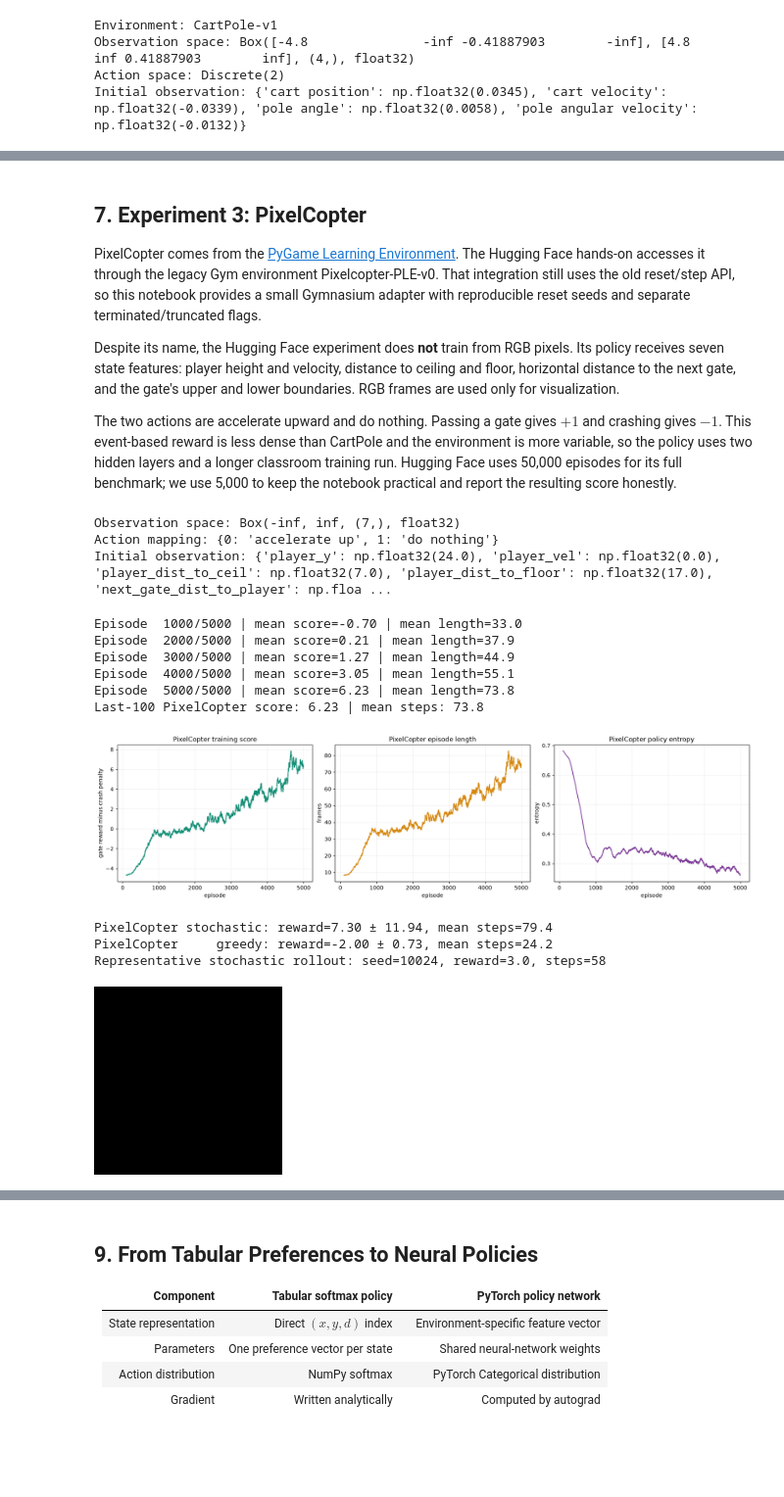
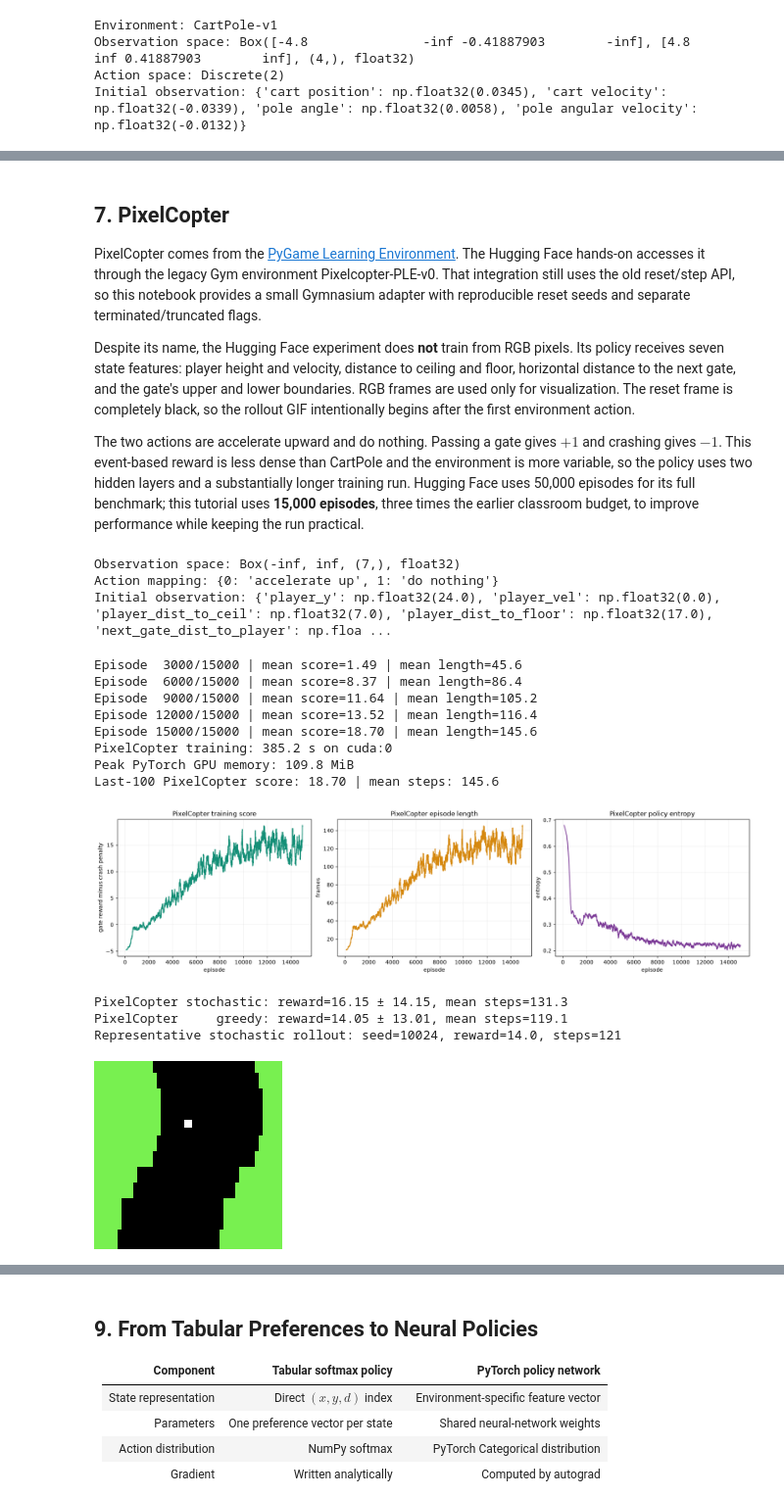
Before and after one commit to LJH-coding/AMD-DRL-Tutorial, a Jupyter notebook: DRL02_Policy_Gradient_with_Pytorch.ipynb, the cells around one changed output, grey strips where cells are left out. Shown at 98% size. Cells and saved outputs as stored; diff of their text form; code cells hidden in the pictures; blank space fills up the shorter version.

```diff
--- a/DRL02_Policy_Gradient_with_Pytorch.ipynb
+++ b/DRL02_Policy_Gradient_with_Pytorch.ipynb
@@ -1225,12 +1093,12 @@ CartPole demo: reward=500.0, steps=500, truncated=True
 [figure]
 # %% [markdown]
-## 7. Experiment 3: PixelCopter
+## 7. PixelCopter
 
 PixelCopter comes from the [PyGame Learning Environment](https://pygame-learning-environment.readthedocs.io/en/latest/user/games/pixelcopter.html). The Hugging Face hands-on accesses it through the legacy Gym environment Pixelcopter-PLE-v0. That integration still uses the old reset/step API, so this notebook provides a small Gymnasium adapter with reproducible reset seeds and separate terminated/truncated flags.
 
-Despite its name, the Hugging Face experiment does **not** train from RGB pixels. Its policy receives seven state features: player height and velocity, distance to ceiling and floor, horizontal distance to the next gate, and the gate's upper and lower boundaries. RGB frames are used only for visualization.
+Despite its name, the Hugging Face experiment does **not** train from RGB pixels. Its policy receives seven state features: player height and velocity, distance to ceiling and floor, horizontal distance to the next gate, and the gate's upper and lower boundaries. RGB frames are used only for visualization. The reset frame is completely black, so the rollout GIF intentionally begins after the first environment action.
 
-The two actions are accelerate upward and do nothing. Passing a gate gives $+1$ and crashing gives $-1$. This event-based reward is less dense than CartPole and the environment is more variable, so the policy uses two hidden layers and a longer classroom training run. Hugging Face uses 50,000 episodes for its full benchmark; we use 5,000 to keep the notebook practical and report the resulting score honestly.
+The two actions are accelerate upward and do nothing. Passing a gate gives $+1$ and crashing gives $-1$. This event-based reward is less dense than CartPole and the environment is more variable, so the policy uses two hidden layers and a substantially longer training run. Hugging Face uses 50,000 episodes for its full benchmark; this tutorial uses **15,000 episodes**, three times the earlier classroom budget, to improve performance while keeping the run practical.
 # %%
 PIXELCOPTER_STATE_KEYS = (
     "player_y",
@@ -1329,19 +1197,29 @@ Initial observation: {'player_y': np.float32(24.0), 'player_vel': np.float32(0.0
 pixelcopter_result = train_vector_reinforce(
     env_factory=pixelcopter_factory,
     preprocess_observation=pixelcopter_preprocess,
-    episodes=5000,
+    episodes=15_000,
     hidden_sizes=(64, 128),
     learning_rate=1e-4,
     gamma=0.99,
     max_steps=1000,
     seed=50,
-    print_every=1000,
+    print_every=3000,
+)
+
+print(
+    f"PixelCopter training: {pixelcopter_result.elapsed_seconds:.1f} s on "
+    f"{model_device(pixelcopter_result.model)}"
+)
+print(
+    f"Peak PyTorch GPU memory: "
+    f"{pixelcopter_result.peak_memory_mib:.1f} MiB"
 )
 
 print(
     f"Last-100 PixelCopter score: "
     f"{pixelcopter_result.episode_returns[-100:].mean():.2f} | "
-    f"mean steps: {pixelcopter_result.episode_lengths[-100:].mean():.1f}"
+    f"mean steps: "
+    f"{pixelcopter_result.episode_lengths[-100:].mean():.1f}"
 )
 
 fig, axes = plt.subplots(1, 3, figsize=(17, 4.3), constrained_layout=True)
@@ -1368,19 +1246,21 @@ for axis in axes:
     axis.grid(alpha=0.2)
 plt.show()
 # %% [output]
-Episode  1000/5000 | mean score=-0.70 | mean length=33.0
-Episode  2000/5000 | mean score=0.21 | mean length=37.9
-Episode  3000/5000 | mean score=1.27 | mean length=44.9
-Episode  4000/5000 | mean score=3.05 | mean length=55.1
-Episode  5000/5000 | mean score=6.23 | mean length=73.8
-Last-100 PixelCopter score: 6.23 | mean steps: 73.8
+Episode  3000/15000 | mean score=1.49 | mean length=45.6
+Episode  6000/15000 | mean score=8.37 | mean length=86.4
+Episode  9000/15000 | mean score=11.64 | mean length=105.2
+Episode 12000/15000 | mean score=13.52 | mean length=116.4
+Episode 15000/15000 | mean score=18.70 | mean length=145.6
+PixelCopter training: 385.2 s on cuda:0
+Peak PyTorch GPU memory: 109.8 MiB
+Last-100 PixelCopter score: 18.70 | mean steps: 145.6
-[figure, old version]
+[figure, new version]
 # %%
 pixelcopter_stochastic_evaluation = evaluate_vector_policy(
     pixelcopter_factory,
     pixelcopter_preprocess,
     pixelcopter_result.model,
-    episodes=30,
+    episodes=100,
     seed=10_000,
     max_steps=1000,
     greedy=False,
@@ -1389,7 +1269,7 @@ pixelcopter_greedy_evaluation = evaluate_vector_policy(
     pixelcopter_factory,
     pixelcopter_preprocess,
     pixelcopter_result.model,
-    episodes=30,
+    episodes=100,
     seed=20_000,
     max_steps=1000,
     greedy=True,
@@ -1401,41 +1281,46 @@ for label, evaluation in [
 ]:
     print(
         f"PixelCopter {label:>10}: "
-        f"reward={evaluation['rewards'].mean():.2f} ± {evaluation['rewards'].std():.2f}, "
+        f"reward={evaluation['rewards'].mean():.2f} "
+        f"± {evaluation['rewards'].std():.2f}, "
         f"mean steps={evaluation['lengths'].mean():.1f}"
     )
 
-ordered_indices = np.argsort(pixelcopter_stochastic_evaluation["rewards"])
-representative_index = int(ordered_indices[len(ordered_indices) // 2])
+ordered_indices = np.argsort(
+    pixelcopter_stochastic_evaluation["rewards"]
+)
+representative_index = int(
+    ordered_indices[len(ordered_indices) // 2]
+)
 representative_seed = 10_000 + representative_index
 pixelcopter_demo = vector_policy_rollout(
     pixelcopter_factory,
     pixelcopter_preprocess,
     pixelcopter_result.model,
     seed=representative_seed,
     max_steps=1000,
     greedy=False,
     capture_frames=True,
 )
 pixelcopter_gif = ARTIFACT_DIR / "pixelcopter_reinforce.gif"
 pixelcopter_frames = [
     np.repeat(np.repeat(frame, 4, axis=0), 4, axis=1)
-    for frame in pixelcopter_demo["frames"]
+    for frame in pixelcopter_demo["frames"][1:]
 ]
 imageio.mimsave(
     pixelcopter_gif, pixelcopter_frames, fps=30, loop=0
 )
 print(
     f"Representative stochastic rollout: seed={representative_seed}, "
     f"reward={pixelcopter_demo['reward']:.1f}, "
     f"steps={pixelcopter_demo['steps']}"
 )
 display(Image(filename=str(pixelcopter_gif)))
 # %% [output]
-PixelCopter stochastic: reward=7.30 ± 11.94, mean steps=79.4
-PixelCopter     greedy: reward=-2.00 ± 0.73, mean steps=24.2
-Representative stochastic rollout: seed=10024, reward=3.0, steps=58
+PixelCopter stochastic: reward=16.15 ± 14.15, mean steps=131.3
+PixelCopter     greedy: reward=14.05 ± 13.01, mean steps=119.1
+Representative stochastic rollout: seed=10024, reward=14.0, steps=121
-[figure, old version]
+[figure, new version]
 # %% [markdown]
 ## 8. What the Three Environments Reveal
 
```
Also changed, not shown: parts of 23 cells of this notebook, 12 other files.
